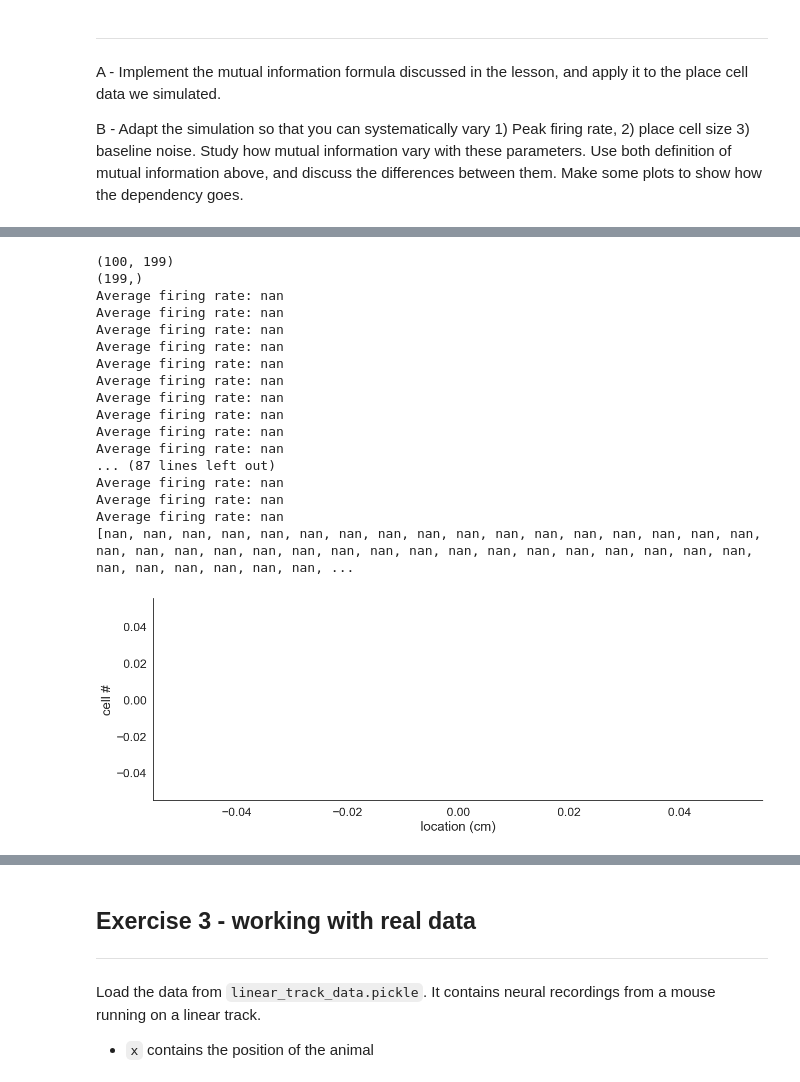
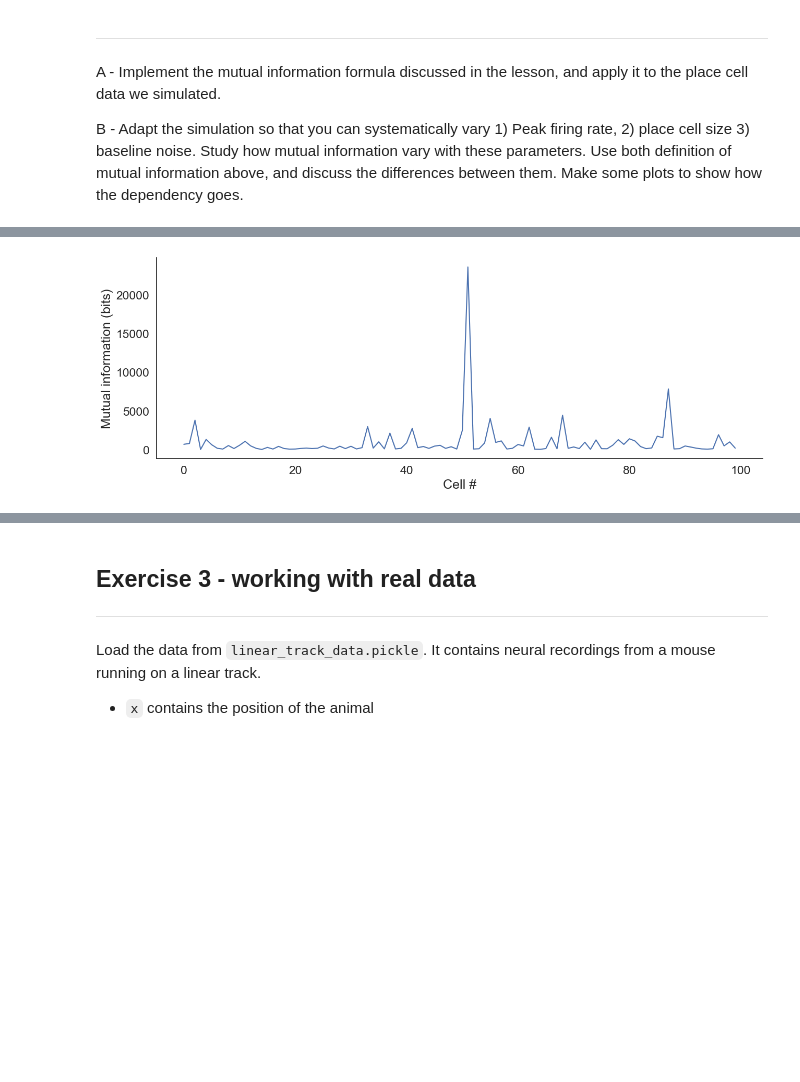
Before and after one commit to Emiel-Nagel/Neuro-Analysis-Assignments, a Jupyter notebook: single-cell-analysis-master/01-tuning-curves/exercises.ipynb, the cells around one changed output, grey strips where cells are left out. Drawn from its saved outputs; the diff is of its cells as text; code cells hidden in the pictures; blank space fills up the shorter version.

```diff
--- a/single-cell-analysis-master/01-tuning-curves/exercises.ipynb
+++ b/single-cell-analysis-master/01-tuning-curves/exercises.ipynb
@@ -318,47 +244,27 @@ def mutual_information(firing_rate_map, occupancy, epsilon=10e-15):
 # %%
 # A:
 
 spike_positions = [np.interp(s, t, x) for s in spikes]
 
 space_bins = np.arange(0., 200., 1.)
 
 spikes_hist= [np.histogram(s, space_bins)[0] for s in spike_positions]
 
 # put them together into a matrix of floating point numbers (for plotting)
 spikes_hist = np.vstack(spikes_hist).astype(np.float64)
 
 # we also need an "occupancy histogram" in order to normalize the firing rates maps
 occupancy = np.histogram(x, space_bins)[0] /  fps
 
 firing_rate_maps = spikes_hist / occupancy
 
-print(firing_rate_maps.shape)
-print(occupancy.shape)
 Is = [mutual_information(firing_rate_maps[i,:], occupancy) for i in range(firing_rate_maps.shape[0])]
-print(Is)
 
 plt.figure(figsize=(15,5))
 plt.plot(Is)
-plt.xlabel('location (cm)')
-plt.ylabel('cell #')
+plt.xlabel('Cell #')
+plt.ylabel('Mutual information (bits)')
 plt.show()
 # %% [output]
-(100, 199)
-(199,)
-Average firing rate: nan
-Average firing rate: nan
-Average firing rate: nan
-Average firing rate: nan
-Average firing rate: nan
-Average firing rate: nan
-Average firing rate: nan
-Average firing rate: nan
-Average firing rate: nan
-Average firing rate: nan
-... (87 lines left out)
-Average firing rate: nan
-Average firing rate: nan
-Average firing rate: nan
-[nan, nan, nan, nan, nan, nan, nan, nan, nan, nan, nan, nan, nan, nan, nan, nan, nan, nan, nan, nan, nan, nan, nan, nan, nan, nan, nan, nan, nan, nan, nan, nan, nan, nan, nan, nan, nan, nan, nan, nan, ...
-[figure, old version]
+[figure, new version]
 # %%
```
Also changed, not shown: parts of 19 cells of this notebook.
